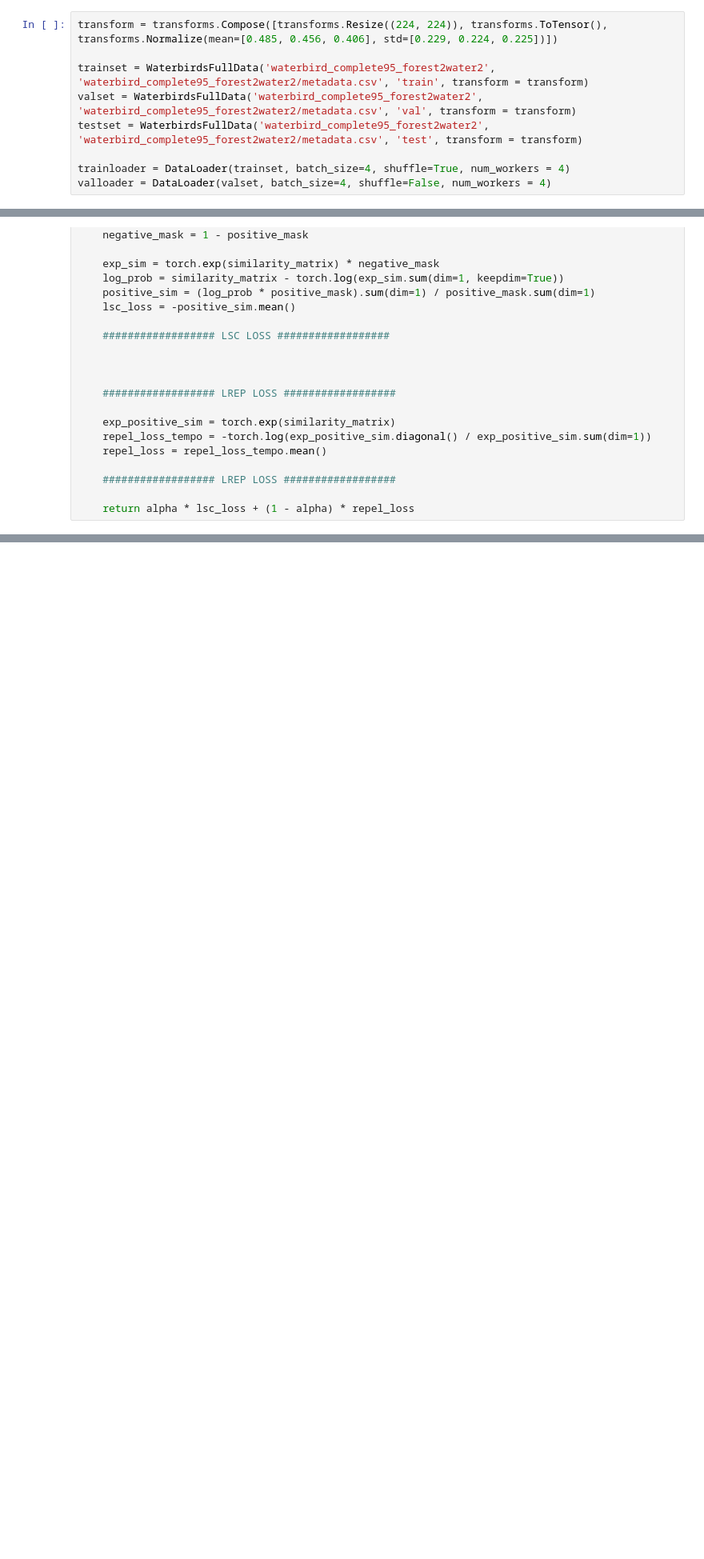
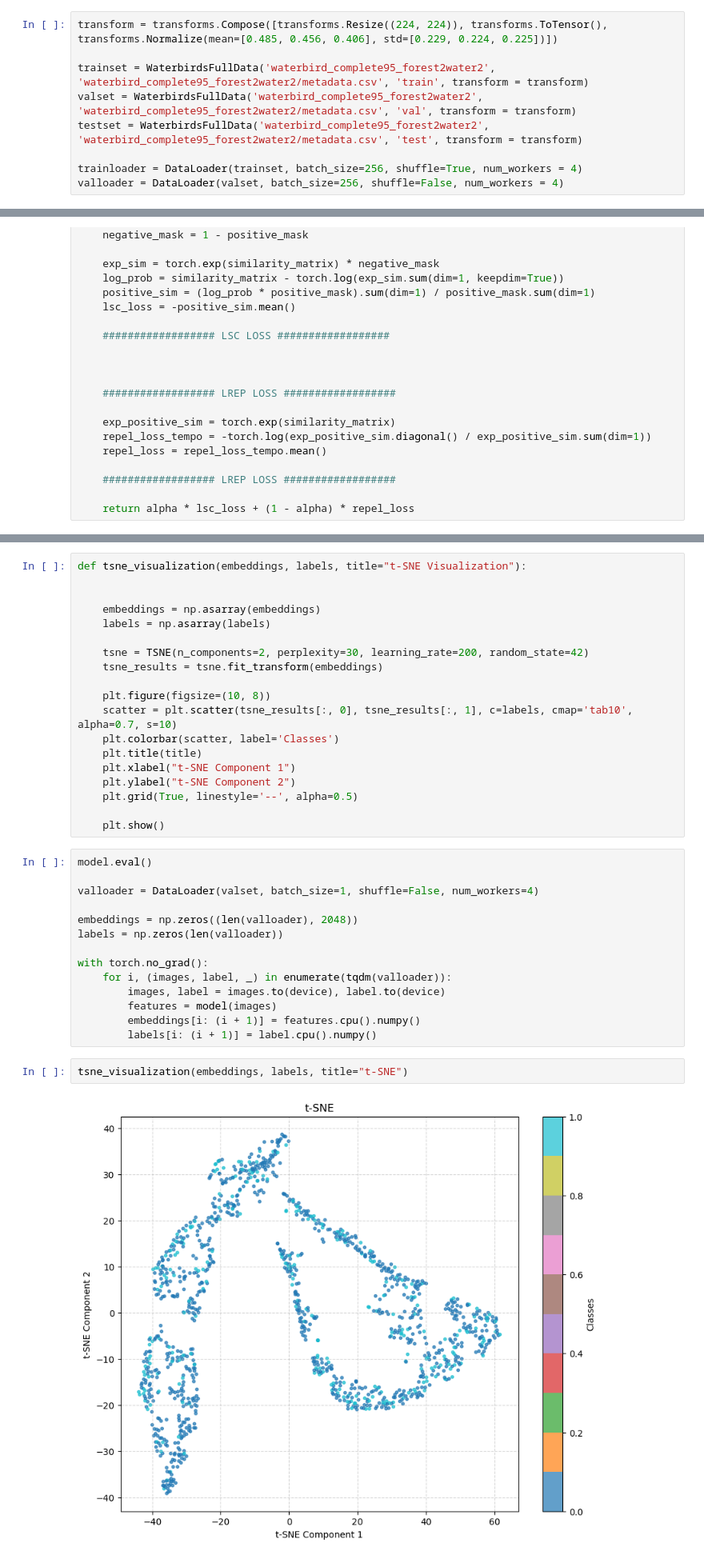
Before and after one commit to El-One1/GDA-Project, a Jupyter notebook: reproduce.ipynb, the cells around one changed output, grey strips where cells are left out. Shown at 80% size. Cells and saved outputs as stored; diff of their text form; blank space fills up the shorter version.

```diff
--- a/reproduce.ipynb
+++ b/reproduce.ipynb
@@ -63,5 +68,5 @@ trainset = WaterbirdsFullData('waterbird_complete95_forest2water2', 'waterbird_c
 valset = WaterbirdsFullData('waterbird_complete95_forest2water2', 'waterbird_complete95_forest2water2/metadata.csv', 'val', transform = transform)
 testset = WaterbirdsFullData('waterbird_complete95_forest2water2', 'waterbird_complete95_forest2water2/metadata.csv', 'test', transform = transform)
 
-trainloader = DataLoader(trainset, batch_size=4, shuffle=True, num_workers = 4)
-valloader = DataLoader(valset, batch_size=4, shuffle=False, num_workers = 4)
+trainloader = DataLoader(trainset, batch_size=256, shuffle=True, num_workers = 4)
+valloader = DataLoader(valset, batch_size=256, shuffle=False, num_workers = 4)
@@ -106,0 +158,37 @@ loss_token.backward()
+# %%
+def tsne_visualization(embeddings, labels, title="t-SNE Visualization"):
+
+
+    embeddings = np.asarray(embeddings)
+    labels = np.asarray(labels)
+
+    tsne = TSNE(n_components=2, perplexity=30, learning_rate=200, random_state=42)
+    tsne_results = tsne.fit_transform(embeddings)
+
+    plt.figure(figsize=(10, 8))
+    scatter = plt.scatter(tsne_results[:, 0], tsne_results[:, 1], c=labels, cmap='tab10', alpha=0.7, s=10)
+    plt.colorbar(scatter, label='Classes')
+    plt.title(title)
+    plt.xlabel("t-SNE Component 1")
+    plt.ylabel("t-SNE Component 2")
+    plt.grid(True, linestyle='--', alpha=0.5)
+
+    plt.show()
+# %%
+model.eval()
+
+valloader = DataLoader(valset, batch_size=1, shuffle=False, num_workers=4)
+
+embeddings = np.zeros((len(valloader), 2048))
+labels = np.zeros(len(valloader))
+
+with torch.no_grad():
+    for i, (images, label, _) in enumerate(tqdm(valloader)):
+        images, label = images.to(device), label.to(device)
+        features = model(images)
+        embeddings[i: (i + 1)] = features.cpu().numpy()
+        labels[i: (i + 1)] = label.cpu().numpy()
+# %%
+tsne_visualization(embeddings, labels, title="t-SNE")
+# %% [output]
+[figure, added]
```
Also changed, not shown: parts of 9 cells of this notebook.
